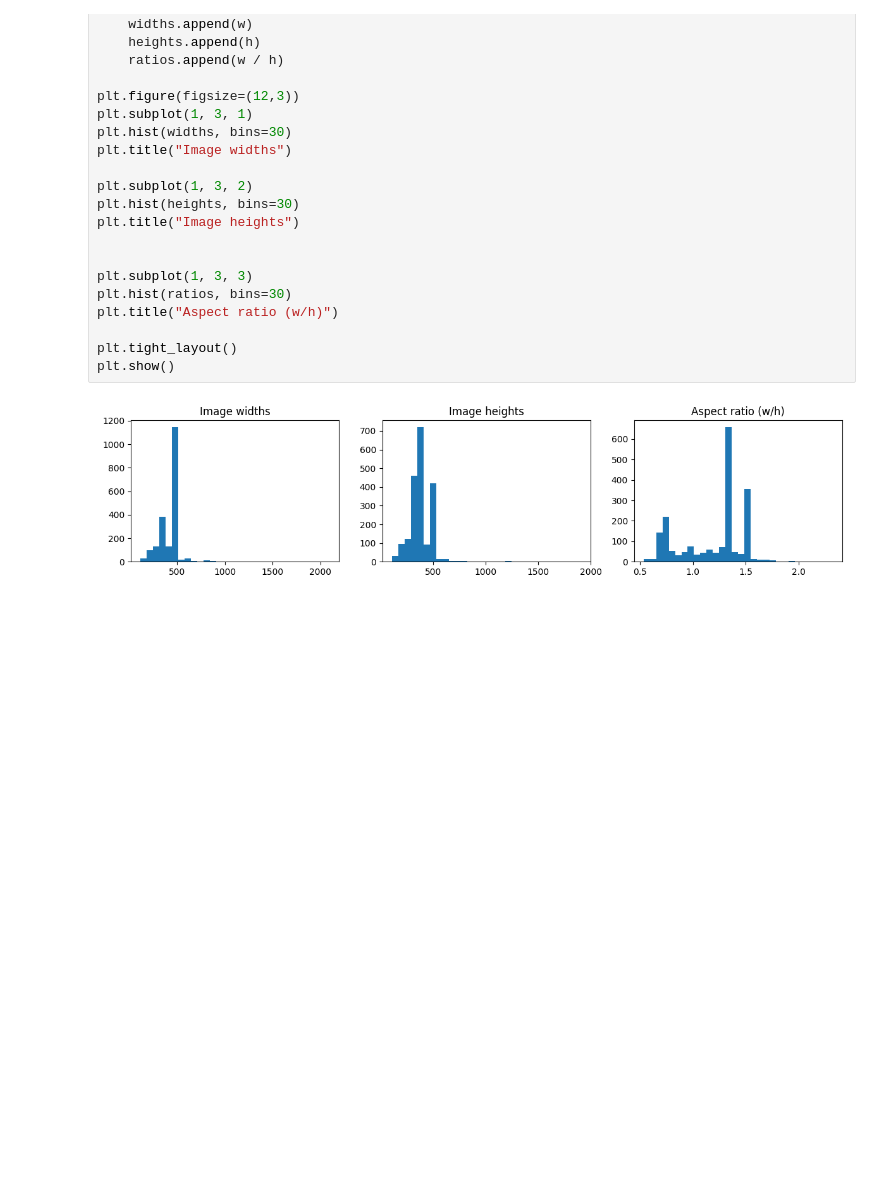
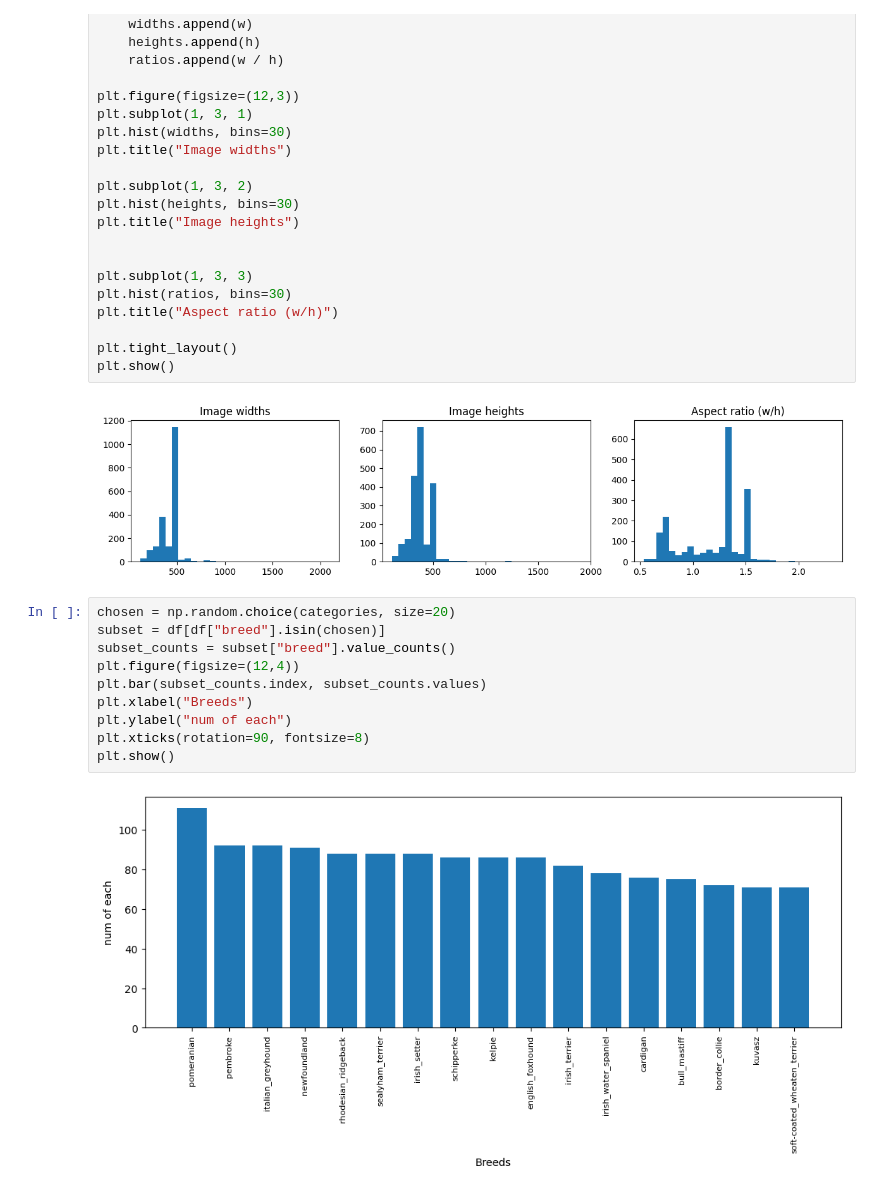
Before and after one commit to sepideh-shamsizadeh/dog-breed-identification, a Jupyter notebook: notebooks/01_explore_data.ipynb, the cells around one changed output. Drawn from its saved outputs; the diff is of its cells as text; blank space fills up the shorter version.

Commit message:
data visualization

```diff
--- a/notebooks/01_explore_data.ipynb
+++ b/notebooks/01_explore_data.ipynb
@@ -123,3 +123,15 @@ plt.tight_layout()
 plt.show()
 # %% [output]
 [figure]
+# %%
+chosen = np.random.choice(categories, size=20)
+subset = df[df["breed"].isin(chosen)]
+subset_counts = subset["breed"].value_counts()
+plt.figure(figsize=(12,4))
+plt.bar(subset_counts.index, subset_counts.values)
+plt.xlabel("Breeds")
+plt.ylabel("num of each")
+plt.xticks(rotation=90, fontsize=8)
+plt.show()
+# %% [output]
+[figure, added]
```
Also changed, not shown: parts of 2 cells of this notebook.
